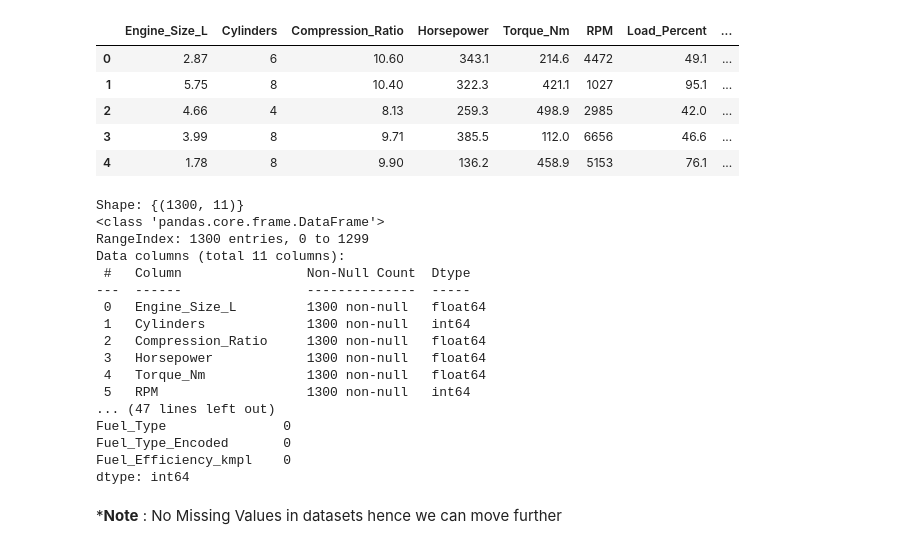
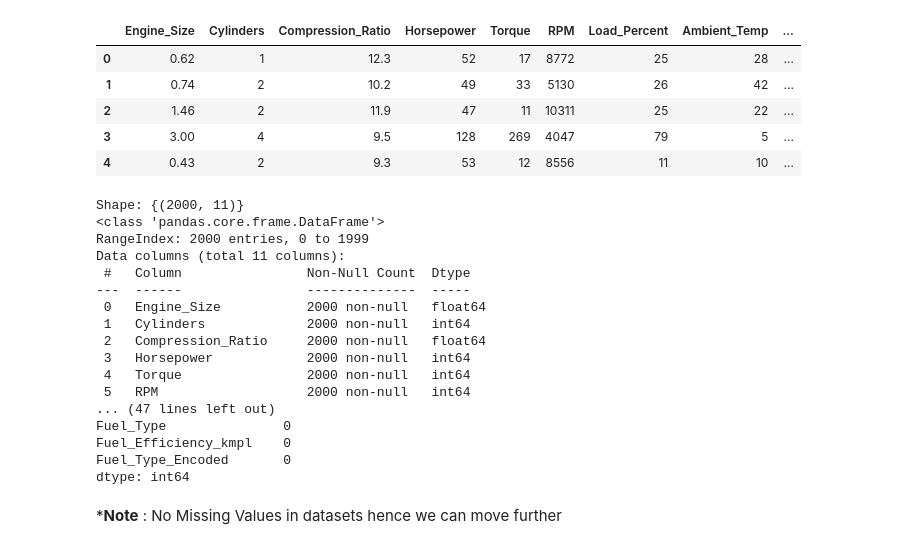
Before and after one commit to vivekOJ1129/Fuel_Efficiency_Predictor, a Jupyter notebook: model.ipynb, the cells around one changed output. Saved outputs shown, nothing was run; the diff lists cells and outputs as text; code cells hidden in the pictures.

```diff
--- a/model.ipynb
+++ b/model.ipynb
@@ -13,38 +13,38 @@ import tensorflow as tf
 import joblib
 # %%
 #Loading the datasets
-df = pd.read_csv(r"C:\Users\vivek\Downloads\Fuel_efficiency\fuel_efficiency_dataset.csv")
+df = pd.read_csv(r"C:\Users\vivek\Downloads\Fuel_efficiency\fuel_efficiency_data_.csv")
 # Visualising the data set
 df.head()
 # %% [output]
-|  | Engine_Size_L | Cylinders | Compression_Ratio | Horsepower | Torque_Nm | RPM | Load_Percent | ... |
-| 0 | 2.87 | 6 | 10.60 | 343.1 | 214.6 | 4472 | 49.1 | ... |
-| 1 | 5.75 | 8 | 10.40 | 322.3 | 421.1 | 1027 | 95.1 | ... |
-| 2 | 4.66 | 4 | 8.13 | 259.3 | 498.9 | 2985 | 42.0 | ... |
-| 3 | 3.99 | 8 | 9.71 | 385.5 | 112.0 | 6656 | 46.6 | ... |
-| 4 | 1.78 | 8 | 9.90 | 136.2 | 458.9 | 5153 | 76.1 | ... |
+|  | Engine_Size | Cylinders | Compression_Ratio | Horsepower | Torque | RPM | Load_Percent | Ambient_Temp | ... |
+| 0 | 0.62 | 1 | 12.3 | 52 | 17 | 8772 | 25 | 28 | ... |
+| 1 | 0.74 | 2 | 10.2 | 49 | 33 | 5130 | 26 | 42 | ... |
+| 2 | 1.46 | 2 | 11.9 | 47 | 11 | 10311 | 25 | 22 | ... |
+| 3 | 3.00 | 4 | 9.5 | 128 | 269 | 4047 | 79 | 5 | ... |
+| 4 | 0.43 | 2 | 9.3 | 53 | 12 | 8556 | 11 | 10 | ... |
 # %%
 print(f"Shape:", {df.shape})
 print(df.info())
 print(df.describe())
 print('\nMissing Values: \n', df.isnull().sum())
 # %% [output]
-Shape: {(1300, 11)}
+Shape: {(2000, 11)}
 <class 'pandas.core.frame.DataFrame'>
-RangeIndex: 1300 entries, 0 to 1299
+RangeIndex: 2000 entries, 0 to 1999
 Data columns (total 11 columns):
  #   Column                Non-Null Count  Dtype
 ---  ------                --------------  -----
- 0   Engine_Size_L         1300 non-null   float64
- 1   Cylinders             1300 non-null   int64
- 2   Compression_Ratio     1300 non-null   float64
- 3   Horsepower            1300 non-null   float64
- 4   Torque_Nm             1300 non-null   float64
- 5   RPM                   1300 non-null   int64
+ 0   Engine_Size           2000 non-null   float64
+ 1   Cylinders             2000 non-null   int64
+ 2   Compression_Ratio     2000 non-null   float64
+ 3   Horsepower            2000 non-null   int64
+ 4   Torque                2000 non-null   int64
+ 5   RPM                   2000 non-null   int64
 ... (47 lines left out)
 Fuel_Type               0
+Fuel_Efficiency_kmpl    0
 Fuel_Type_Encoded       0
-Fuel_Efficiency_kmpl    0
 dtype: int64
 # %% [markdown]
  ***Note** : No Missing Values in datasets hence we can move further
```
Also changed, not shown: parts of 5 cells of this notebook, 1 other file.
